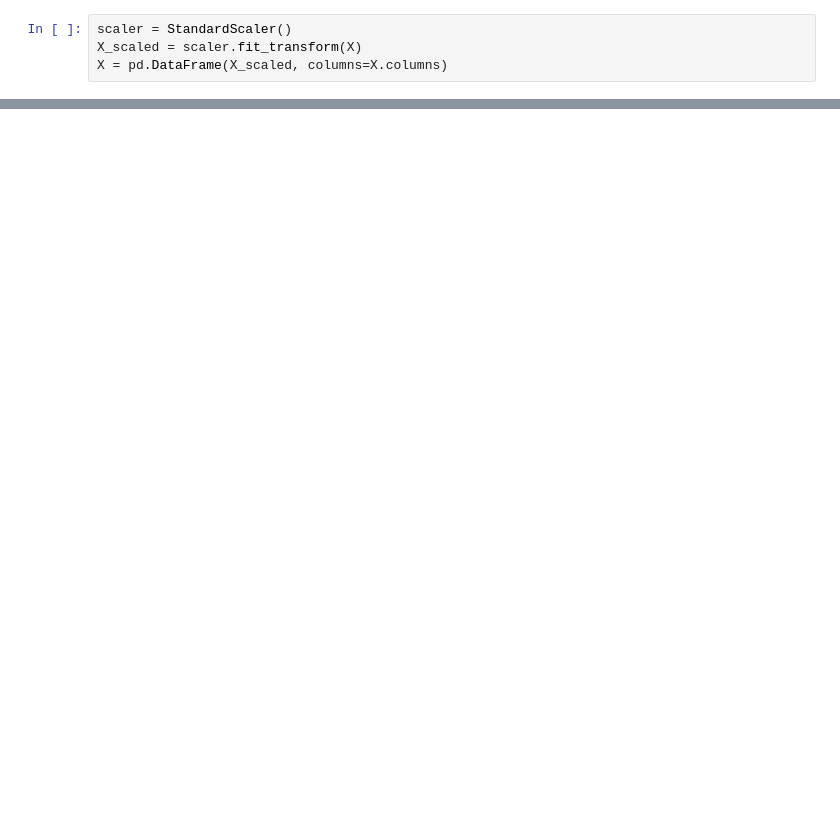
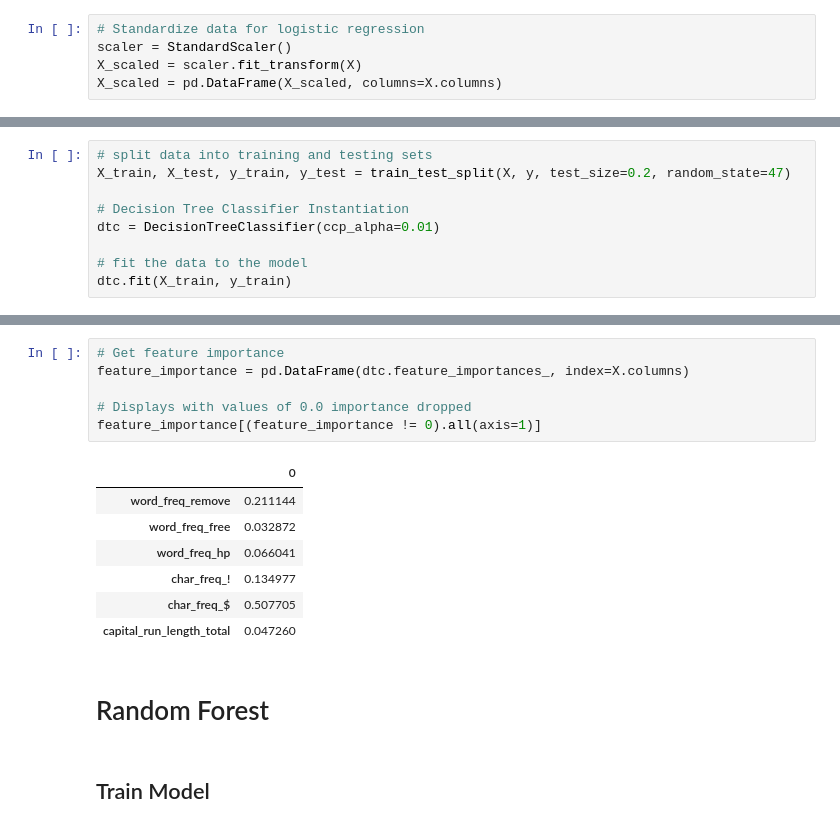
Before and after one commit to b-walls/UEBA-Spam-Email-Classification, a Jupyter notebook: SpamDetection.ipynb, the cells around one changed output, grey strips where cells are left out. Cells and saved outputs as stored; diff of their text form; blank space fills up the shorter version.

Commit message:
Additional Models
Hyperparameter tuning, decision tree, random forest

```diff
--- a/SpamDetection.ipynb
+++ b/SpamDetection.ipynb
@@ -75,4 +57,5 @@ data = data.drop(columns={'ClassWithLabel'})
 # %%
+# Standardize data for logistic regression
 scaler = StandardScaler()
 X_scaled = scaler.fit_transform(X)
-X = pd.DataFrame(X_scaled, columns=X.columns)
+X_scaled = pd.DataFrame(X_scaled, columns=X.columns)
@@ -127,0 +121,9 @@ Mean Recall Score: 88.31%
+# %%
+# split data into training and testing sets
+X_train, X_test, y_train, y_test = train_test_split(X, y, test_size=0.2, random_state=47)
+
+# Decision Tree Classifier Instantiation
+dtc = DecisionTreeClassifier(ccp_alpha=0.01)
+
+# fit the data to the model
+dtc.fit(X_train, y_train)
@@ -127,0 +160,18 @@ Mean Recall Score: 88.31%
+# %%
+# Get feature importance
+feature_importance = pd.DataFrame(dtc.feature_importances_, index=X.columns)
+
+# Displays with values of 0.0 importance dropped
+feature_importance[(feature_importance != 0).all(axis=1)]
+# %% [output]
+|  | 0 |
+| word_freq_remove | 0.211144 |
+| word_freq_free | 0.032872 |
+| word_freq_hp | 0.066041 |
+| char_freq_! | 0.134977 |
+| char_freq_$ | 0.507705 |
+| capital_run_length_total | 0.047260 |
+# %% [markdown]
+# Random Forest
+# %% [markdown]
+## Train Model
```
Also changed, not shown: parts of 35 cells of this notebook.
